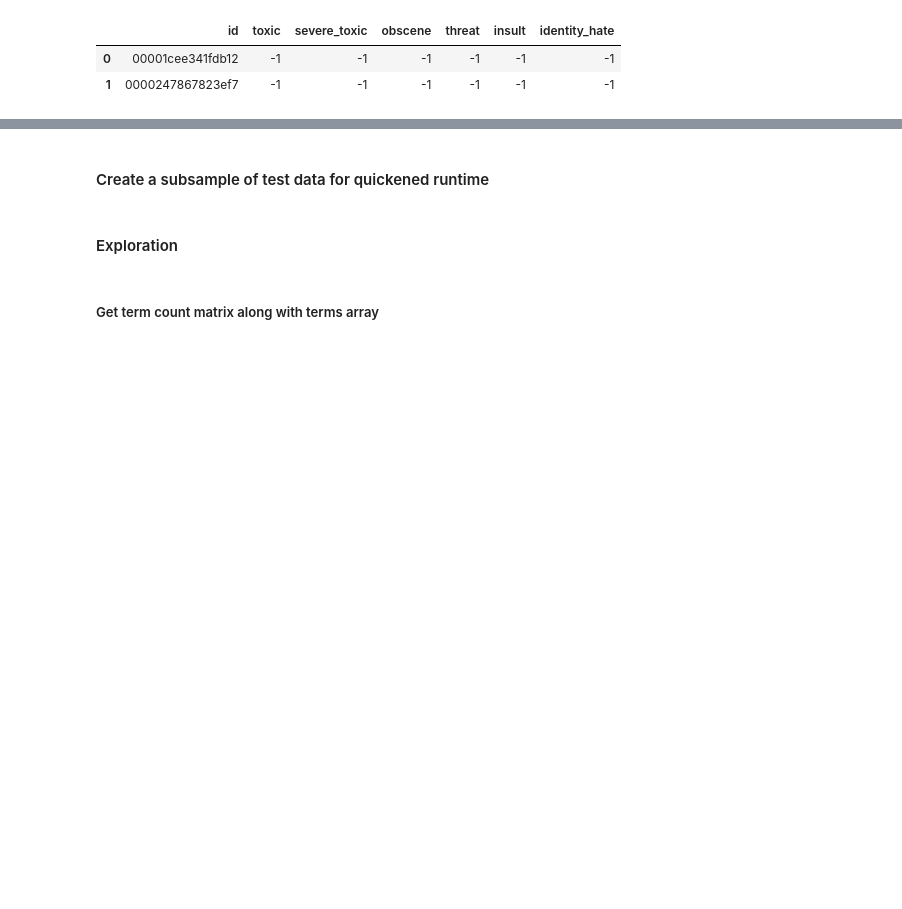
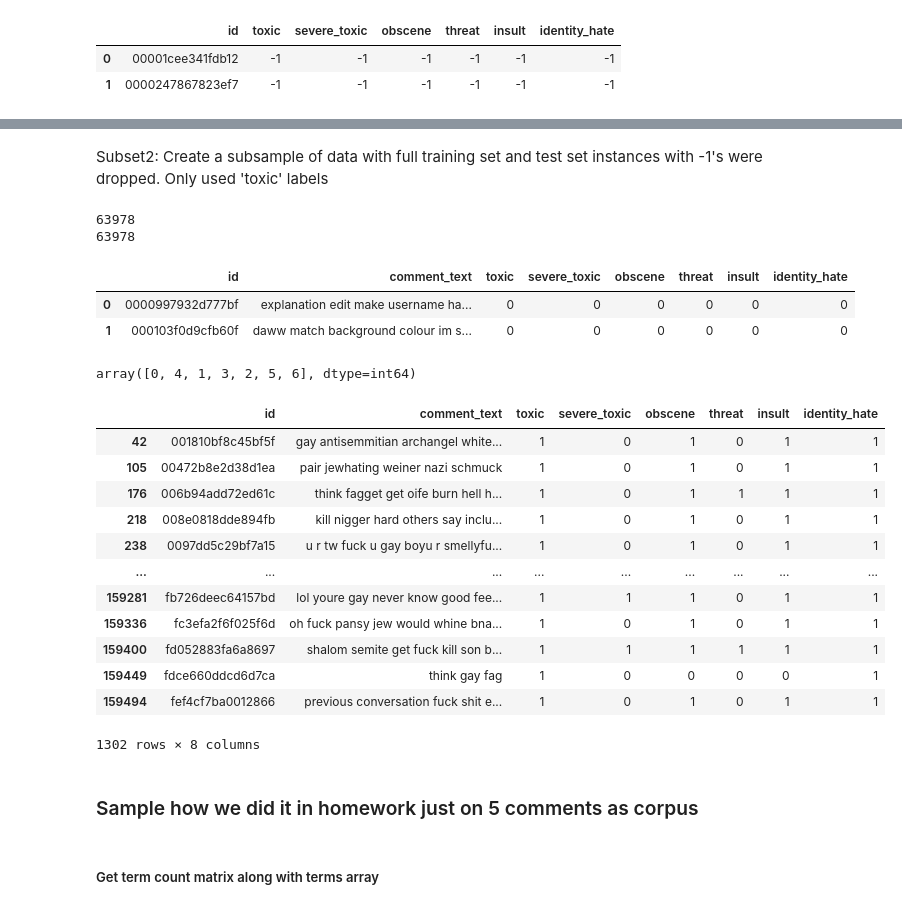
Before and after one commit to jjbocek/ToxicApp, a Jupyter notebook: ToxicApp_Sandbox.ipynb, the cells around one changed output, grey strips where cells are left out. Cells and saved outputs as stored; diff of their text form; code cells hidden in the pictures; blank space fills up the shorter version.

```diff
--- a/ToxicApp_Sandbox.ipynb
+++ b/ToxicApp_Sandbox.ipynb
@@ -59,2 +63,0 @@ train_labels_subset = train_ds.loc[1:1000,'toxic']
-# %% [markdown]
-#### Create a subsample of test data for quickened runtime
@@ -66,2 +64,28 @@ test_labels_subset = test_labels.loc[1:1000,'toxic']
-# %% [markdown]
-#### Exploration
+# %% [markdown]
+Subset2: Create a subsample of data with full training set and test set instances with -1's were dropped. Only used 'toxic' labels
+# %%
+#subset of testing data; removed the id column
+train_ds_subset2 = train_ds.loc[:,'comment_text']
+train_labels_subset2 = train_ds.loc[:,'toxic']
+
+#remove -1s
+non_null_data = test_labels[test_labels.loc[:,'toxic'] != -1]
+#subset of testing data; removed the id column
+test_ds_subset2 =test_ds.loc[non_null_data.index]
+test_ds_subset2 = test_ds_subset2.loc[:,'comment_text']
+test_labels_subset2 = non_null_data.loc[:,'toxic']
+print(test_ds_subset2.size)
+print(test_labels_subset2.size)
+# %% [output]
+63978
+63978
+# %%
+train_ds.head(2)
+# %% [output]
+|  | id | comment_text | toxic | severe_toxic | obscene | threat | insult | identity_hate |
+| 0 | 0000997932d777bf | explanation edit make username ha... | 0 | 0 | 0 | 0 | 0 | 0 |
+| 1 | 000103f0d9cfb60f | daww match background colour im s... | 0 | 0 | 0 | 0 | 0 | 0 |
+# %%
+train_ds.loc[:,'toxic':'identity_hate'].sum(axis =1).unique()
+# %% [output]
+array([0, 4, 1, 3, 2, 5, 6], dtype=int64)
@@ -68,3 +94,21 @@ test_labels_subset = test_labels.loc[1:1000,'toxic']
+# %%
+train_ds[(train_ds['toxic'] == 1) & (train_ds['identity_hate'] == 1)]
+# %% [output]
+|  | id | comment_text | toxic | severe_toxic | obscene | threat | insult | identity_hate |
+| 42 | 001810bf8c45bf5f | gay antisemmitian archangel white... | 1 | 0 | 1 | 0 | 1 | 1 |
+| 105 | 00472b8e2d38d1ea | pair jewhating weiner nazi schmuck | 1 | 0 | 1 | 0 | 1 | 1 |
+| 176 | 006b94add72ed61c | think fagget get oife burn hell h... | 1 | 0 | 1 | 1 | 1 | 1 |
+| 218 | 008e0818dde894fb | kill nigger hard others say inclu... | 1 | 0 | 1 | 0 | 1 | 1 |
+| 238 | 0097dd5c29bf7a15 | u r tw fuck u gay boyu r smellyfu... | 1 | 0 | 1 | 0 | 1 | 1 |
+| ... | ... | ... | ... | ... | ... | ... | ... | ... |
+| 159281 | fb726deec64157bd | lol youre gay never know good fee... | 1 | 1 | 1 | 0 | 1 | 1 |
+| 159336 | fc3efa2f6f025f6d | oh fuck pansy jew would whine bna... | 1 | 0 | 1 | 0 | 1 | 1 |
+| 159400 | fd052883fa6a8697 | shalom semite get fuck kill son b... | 1 | 1 | 1 | 1 | 1 | 1 |
+| 159449 | fdce660ddcd6d7ca | think gay fag | 1 | 0 | 0 | 0 | 0 | 1 |
+| 159494 | fef4cf7ba0012866 | previous conversation fuck shit e... | 1 | 0 | 1 | 0 | 1 | 1 |
+1302 rows × 8 columns
+# %% [markdown]
+### Sample how we did it in homework just on 5 comments as corpus
 # %% [markdown]
 ##### Get term count matrix along with terms array
 # %%
```
Also changed, not shown: parts of 29 cells of this notebook.
